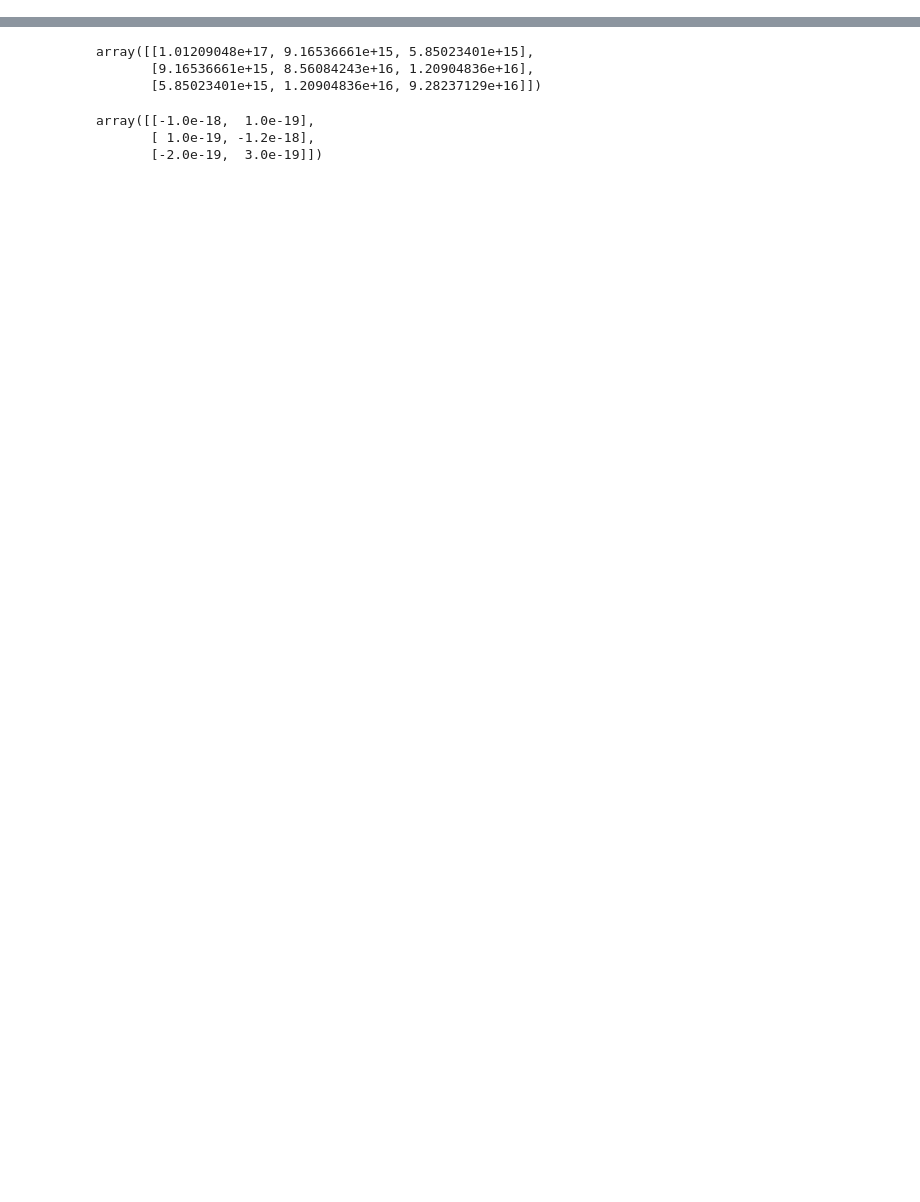
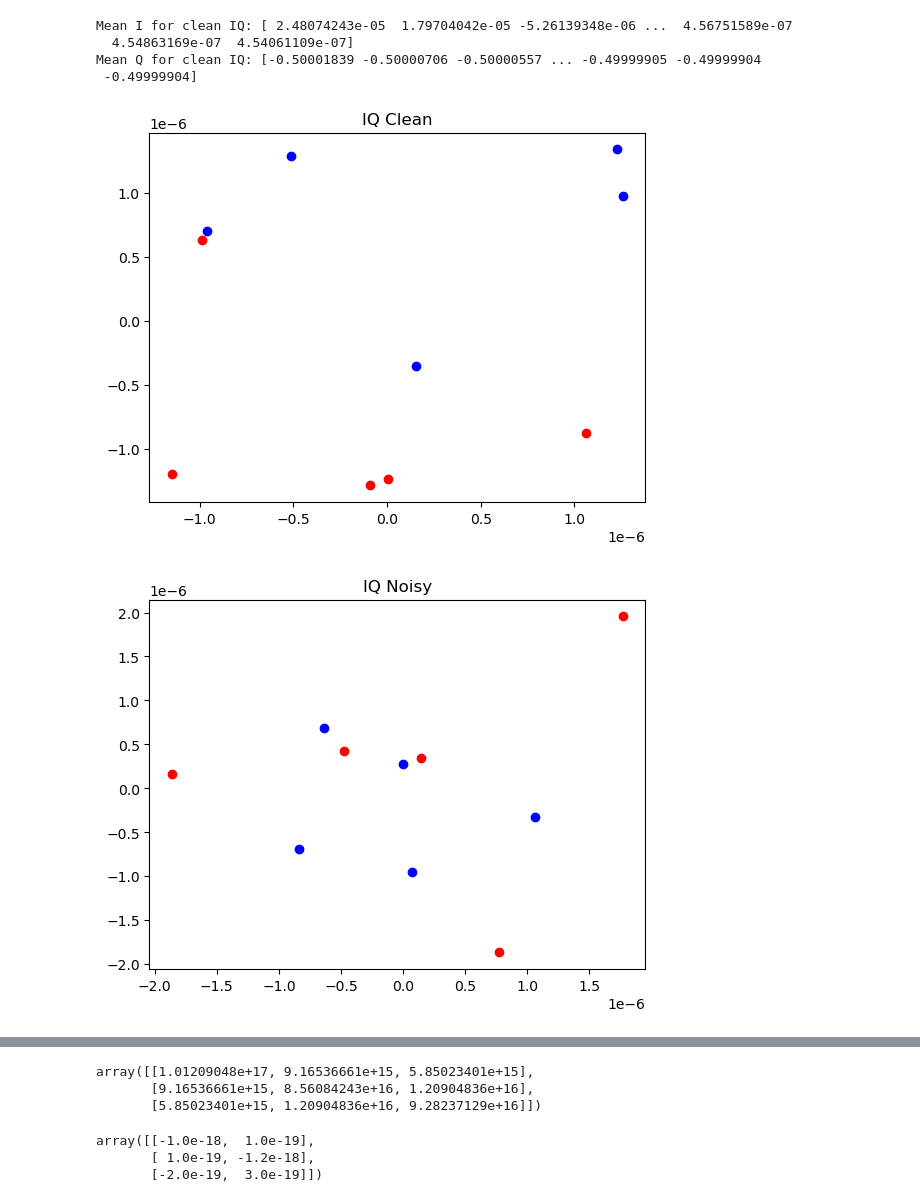
Before and after one commit to j-a-krzywda/ReadSpyn, a Jupyter notebook: src/readout_simulator/main.ipynb, the cells around one changed output, grey strips where cells are left out. Saved outputs shown, nothing was run; the diff lists cells and outputs as text; code cells hidden in the pictures; blank space fills up the shorter version.

```diff
--- a/src/readout_simulator/main.ipynb
+++ b/src/readout_simulator/main.ipynb
@@ -46,0 +127,32 @@ simulator.plot_results()
+# %%
+import matplotlib.pyplot as plt
+
+
+Ic_mean = np.mean([IQ["I"] for IQ in IQ_clean], axis=0)
+Qc_mean = np.mean([IQ["Q"] for IQ in IQ_clean], axis=0)
+print(f"Mean I for clean IQ: {Ic_mean}")
+print(f"Mean Q for clean IQ: {Qc_mean}")
+Ic_noisy_mean = np.mean([IQ["I"] for IQ in IQ_noisy], axis=0)
+Qc_noisy_mean = np.mean([IQ["Q"] for IQ in IQ_noisy], axis=0    )
+
+plt.title("IQ Clean")
+for n, IQ in enumerate(IQ_clean):
+    if n % 2 == 0:
+        plt.scatter(IQ_clean[n]["I"][-1] - Ic_mean[-1], IQ_clean[n]["Q"][-1] - Qc_mean[-1], label='Clean IQ', color='blue')
+    else:
+        plt.scatter(IQ_clean[n]["I"][-1] - Ic_mean[-1], IQ_clean[n]["Q"][-1] - Qc_mean[-1], label='Clean IQ', color='red')
+
+plt.figure()
+plt.title("IQ Noisy")
+for n, IQ in enumerate(IQ_noisy):
+    if n % 2 == 0:
+        plt.scatter(IQ_noisy[n]["I"][-1] - Ic_noisy_mean[-1], IQ_noisy[n]["Q"][-1] - Qc_noisy_mean[-1], label='Noisy IQ', color='blue')
+    else:
+        plt.scatter(IQ_noisy[n]["I"][-1] - Ic_noisy_mean[-1], IQ_noisy[n]["Q"][-1] - Qc_noisy_mean[-1], label='Noisy IQ', color='red')
+# %% [output]
+Mean I for clean IQ: [ 2.48074243e-05  1.79704042e-05 -5.26139348e-06 ...  4.56751589e-07
+  4.54863169e-07  4.54061109e-07]
+Mean Q for clean IQ: [-0.50001839 -0.50000706 -0.50000557 ... -0.49999905 -0.49999904
+ -0.49999904]
+[figure, added]
+[figure, added]
```
Also changed, not shown: parts of 6 cells of this notebook, 8 other files.
